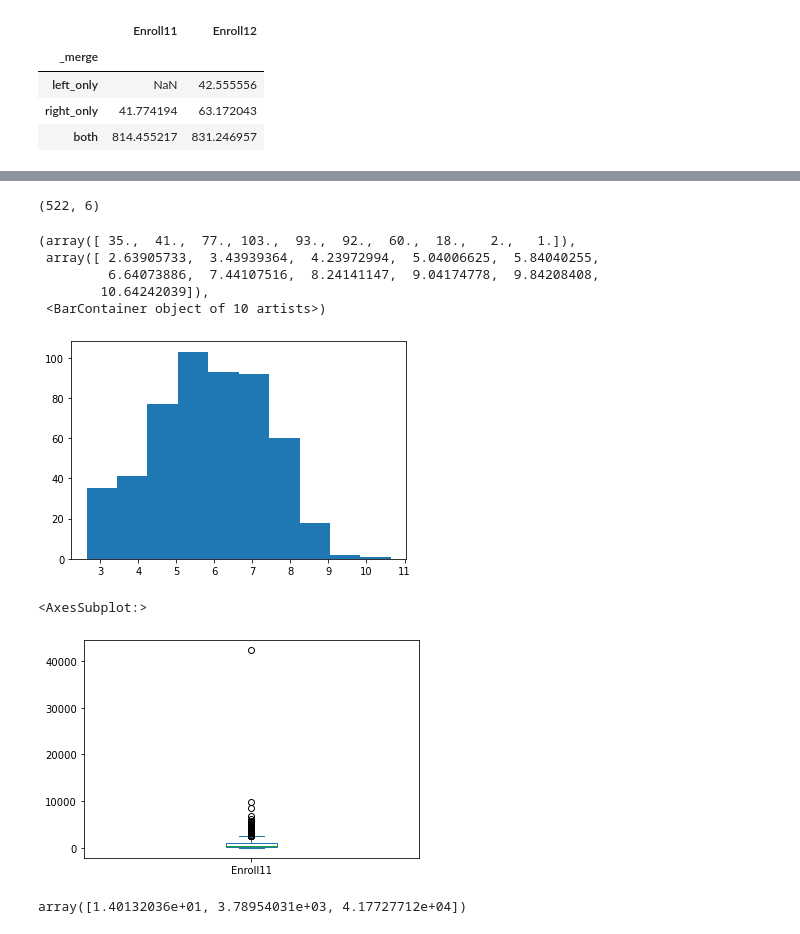
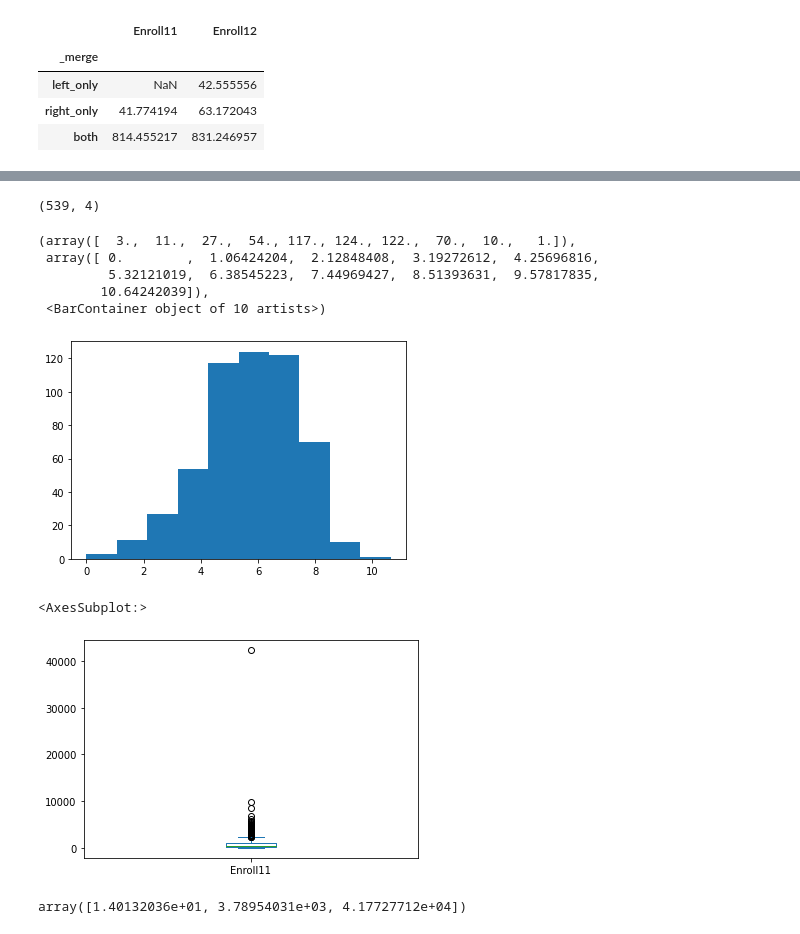
Before and after one commit to stevenlw-porpoise/California-Standardized-Testing-Analysis-Project, a Jupyter notebook: CA_exploration.ipynb, the cells around one changed output, grey strips where cells are left out. Saved outputs shown, nothing was run; the diff lists cells and outputs as text; code cells hidden in the pictures.

```diff
--- a/CA_exploration.ipynb
+++ b/CA_exploration.ipynb
@@ -148,22 +148,22 @@ df_all['Enroll11'].plot(kind = 'box')
 # %%
-df_districts = df_all.query('RType_x == "D"')
+df_districts = df_all.query('RType == "D"')
 df_districts.shape
 # %% [output]
-(522, 6)
+(539, 4)
 # %%
-plt.hist(np.log(df_districts['Enroll12_y'] + 1))
+plt.hist(np.log(df_districts['Enroll12'] + 1))
 # %% [output]
-(array([ 35.,  41.,  77., 103.,  93.,  92.,  60.,  18.,   2.,   1.]),
- array([ 2.63905733,  3.43939364,  4.23972994,  5.04006625,  5.84040255,
-         6.64073886,  7.44107516,  8.24141147,  9.04174778,  9.84208408,
+(array([  3.,  11.,  27.,  54., 117., 124., 122.,  70.,  10.,   1.]),
+ array([ 0.        ,  1.06424204,  2.12848408,  3.19272612,  4.25696816,
+         5.32121019,  6.38545223,  7.44969427,  8.51393631,  9.57817835,
         10.64242039]),
  <BarContainer object of 10 artists>)
-[figure, old version]
+[figure, new version]
 # %%
 df_districts['Enroll11'].plot(kind = 'box')
 # %% [output]
 <AxesSubplot:>
-[figure, old version]
+[figure, new version]
 # %%
 np.exp([2.64, 8.24, 10.64])
 # %% [output]
```
Also changed, not shown: parts of 8 cells of this notebook.
